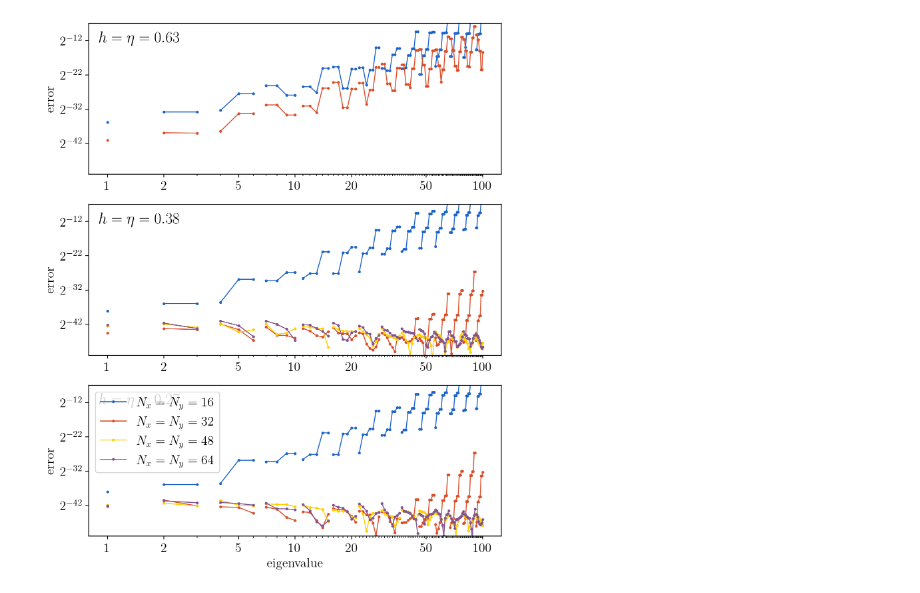
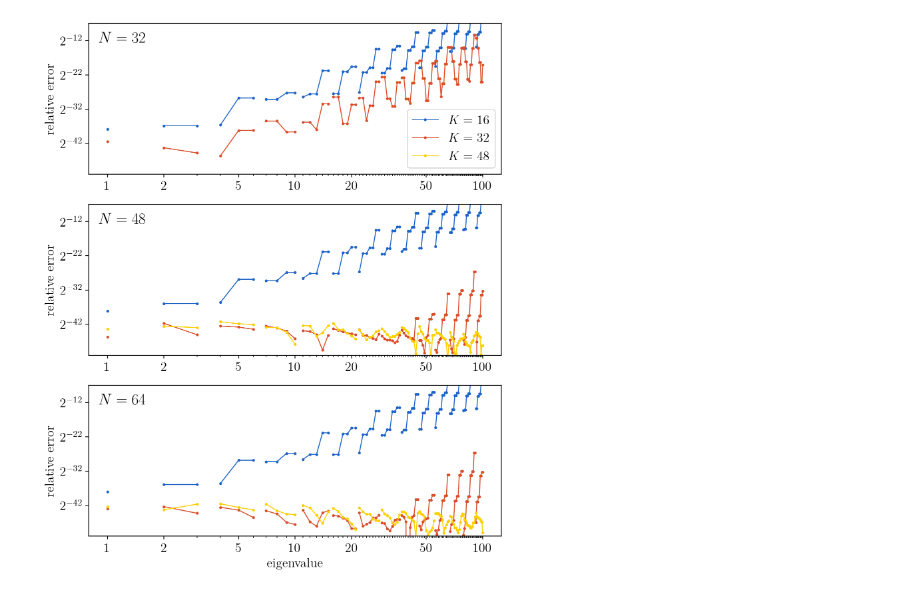
Before and after one commit to toonijn/PhD-thesis, a Jupyter notebook: img/chapter4/nm_benchmark_harmonic.ipynb, the cells around one changed output. Drawn from its saved outputs; the diff is of its cells as text; code cells hidden in the pictures.

```diff
--- a/img/chapter4/nm_benchmark_harmonic.ipynb
+++ b/img/chapter4/nm_benchmark_harmonic.ipynb
@@ -33,13 +33,13 @@ s.eigenvalues(21, shiftInvert=False, ncv=100)[:21]
 from p_tqdm import p_map
 
 
-def test_problem(settings):
+def test_problem(settings, shiftInvert=False):
     exact = settings["exact"]
 
     def single_solve(params):
         n, m = params
-        fds = Schrodinger2D(settings['V'], Rectangle(*settings['domain']), gridSize=(n,n), maxBasisSize=m)
-        return params, np.abs((fds.eigenvalues(len(exact), sparse=True, shiftInvert=False, ncv=min(n*n, 4*len(exact))) - exact)/exact)
+        fds = Schrodinger2D(settings['V'], settings['domain'](), gridSize=(n,n), maxBasisSize=m)
+        return params, np.abs((fds.eigenvalues(len(exact), sparse=True, shiftInvert=shiftInvert, ncv=min(n*n, int(4.4*len(exact)))) - exact)/exact)
 
     parameters = settings["parameters"]
     results = dict(p_map(single_solve, parameters))
@@ -63,9 +63,9 @@ settings = {
     "exact": np.array([2*i for i in range(1, 30) for k in range(i)][:100]),
     "multiplicities": [i for i in range(1, 30)],
     "V": lambda x, y:  x*x + y*y,
-    "domain": (-9.5, 9.5, -9.5, 9.5),
+    "domain": lambda: Rectangle(-9.5, 9.5, -9.5, 9.5),
     "parameters": [
-        (n, m) for n in [20, 30, 40, 50, 60, 70] for m in [16, 32, 48, 64] if m // 16 <= math.ceil(n / 16)
+        (n, m) for n in [32, 48, 64] for m in [16, 32, 48] if m // 16 <= math.ceil(n / 16)
     ]
 }
 
@@ -77,8 +77,8 @@ from matplotlib.ticker import FixedLocator, FormatStrFormatter, ScalarFormatter
 
 fig, axes = plt.subplots(3, 1, figsize=(8, 10), dpi=200)
 
-for ni, n in enumerate([30, 50, 70]):
-    rm = results_by_n[n]
+for ni, n in enumerate([32, 48, 64]):
+    rm = dict(results_by_n[n])
     N = len(next(iter(rm.values())))
 
     ax = axes[ni]
@@ -86,36 +86,38 @@ for ni, n in enumerate([30, 50, 70]):
     ax.set_yscale('log', base=2)
     ax.xaxis.set_major_locator(FixedLocator([1, 2, 5, 10, 20, 50, 100]))
     ax.xaxis.set_major_formatter(ScalarFormatter())
     ax.xaxis.set_minor_locator(FixedLocator(range(1, N)))
     ax.xaxis.set_minor_formatter(FormatStrFormatter(""))
     ax.set_ylim(2**-51, 2**-7)
-    ax.set_ylabel("error")
+    ax.set_ylabel("relative error")
     if ni == 2:
         ax.set_xlabel("eigenvalue")
 
     mults = settings["multiplicities"]
 
     for i, (m, r) in enumerate(sorted(rm.items())):
         j = 0
 
         kwargs = dict(
-            label=f"$N_x=N_y={m}$",
+            label=f"$K={m}$",
             color=ugent.palet[i],
             marker='.', ls='-', lw=1, markersize=4,
         )
         for mult in mults:
             d = r[j:j+mult]
             ax.plot(range(j + 1, j+len(d)+1), d, **kwargs)
             if j == 0:
                 del kwargs["label"]
             j += mult
             if j >= len(r):
                 break
 
-    ax.set_title(f"$h = \\eta = {19/n:.2f}$", y=0.835, x=0.025, loc="left")
-    if ni == 2:
-        ax.legend()
+    ax.set_title(f"$N = {n}$", y=0.835, x=0.025, loc="left")
+
+
+axes[0].legend(*axes[2].get_legend_handles_labels(), loc="lower right")
+
 fig.show()
 plt.savefig(f"nm_test_harmonic.pdf", bbox_inches="tight")
 # %% [output]
-[figure, old version]
+[figure, new version]
```
Also changed, not shown: parts of 6 cells of this notebook, 11 other files.
